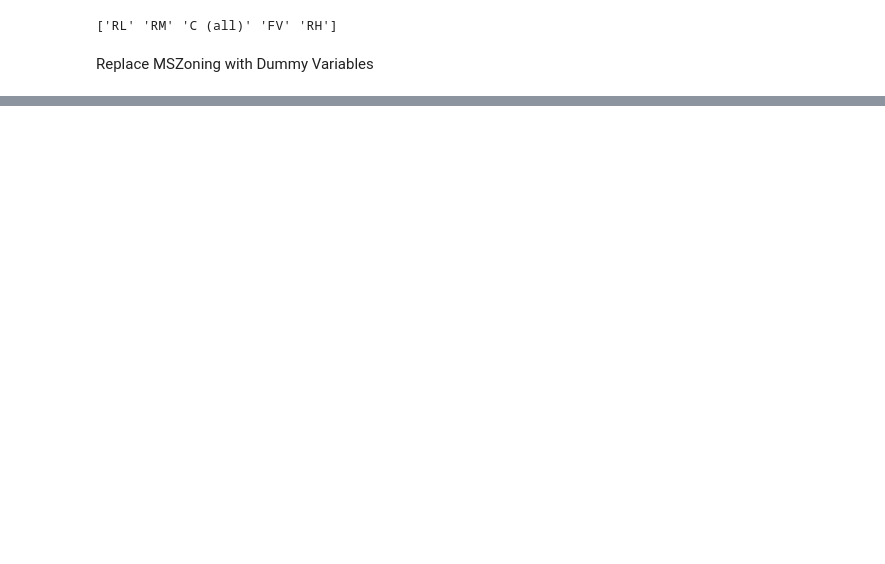
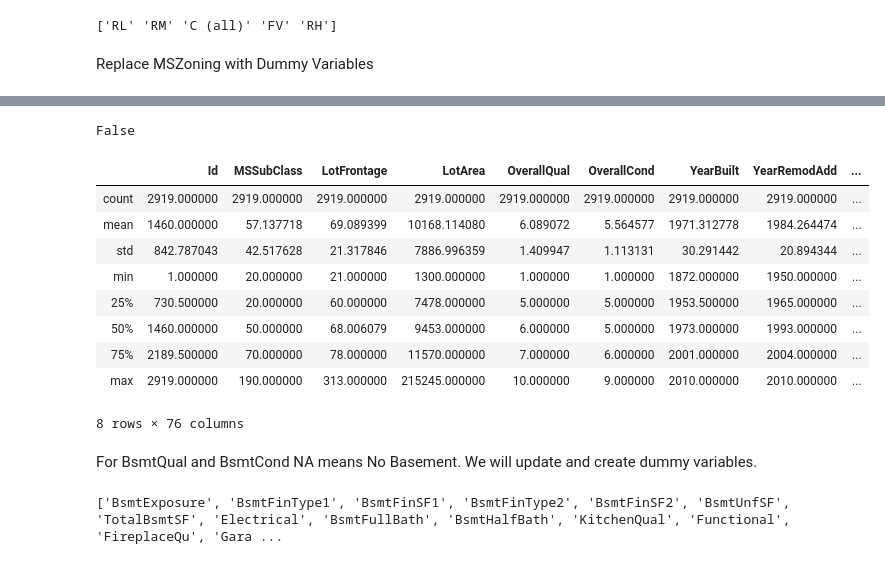
Before and after one commit to brianhoehn/kaggle-housing-prices-, a Jupyter notebook: Housing Prices.ipynb, the cells around one changed output, grey strips where cells are left out. Saved outputs shown, nothing was run; the diff lists cells and outputs as text; code cells hidden in the pictures; blank space fills up the shorter version.

```diff
--- a/Housing Prices.ipynb
+++ b/Housing Prices.ipynb
@@ -127,0 +276,6 @@ df.drop(['MiscFeature'], axis=1, inplace = True)
+# %%
+df['Exterior2nd'] = df['Exterior2nd'].fillna(df['Exterior2nd'].mode()[0])
+Exterior2nd_dummy_features = pd.get_dummies(df['Exterior2nd'], drop_first=True)
+df = pd.concat([df, Exterior2nd_dummy_features], axis=1)
+df.head()
+df.drop(['Exterior2nd'], inplace=True, axis=1)
@@ -127,0 +317,3 @@ df.drop(['MiscFeature'], axis=1, inplace = True)
+# %%
+df.loc[df['MasVnrType'].isnull(), 'BsmtFullBath'] = 0
+df['MasVnrType'] = df['MasVnrType'].fillna('None')
@@ -127,0 +332,3 @@ df.drop(['MiscFeature'], axis=1, inplace = True)
+# %%
+df['MasVnrArea'] = df['MasVnrArea'].fillna(0)
+df['MasVnrArea'].describe()
@@ -128,2 +345,32 @@ df.drop(['MiscFeature'], axis=1, inplace = True)
 # %%
-df.isnull().sum()
+df['MasVnrArea'].isnull().values.any()
+# %% [output]
+False
+# %%
+df['MasVnrType'] = df['MasVnrType'].fillna(df['MasVnrType'].mode()[0])
+MasVnrType_dummy_features = pd.get_dummies(df['MasVnrType'], drop_first=True)
+df = pd.concat([df, MasVnrType_dummy_features], axis=1)
+df.head()
+df.drop(['MasVnrType'], inplace=True, axis=1)
+# %%
+df.describe()
+# %% [output]
+|  | Id | MSSubClass | LotFrontage | LotArea | OverallQual | OverallCond | YearBuilt | YearRemodAdd | ... |
+| count | 2919.000000 | 2919.000000 | 2919.000000 | 2919.000000 | 2919.000000 | 2919.000000 | 2919.000000 | 2919.000000 | ... |
+| mean | 1460.000000 | 57.137718 | 69.089399 | 10168.114080 | 6.089072 | 5.564577 | 1971.312778 | 1984.264474 | ... |
+| std | 842.787043 | 42.517628 | 21.317846 | 7886.996359 | 1.409947 | 1.113131 | 30.291442 | 20.894344 | ... |
+| min | 1.000000 | 20.000000 | 21.000000 | 1300.000000 | 1.000000 | 1.000000 | 1872.000000 | 1950.000000 | ... |
+| 25% | 730.500000 | 20.000000 | 60.000000 | 7478.000000 | 5.000000 | 5.000000 | 1953.500000 | 1965.000000 | ... |
+| 50% | 1460.000000 | 50.000000 | 68.006079 | 9453.000000 | 6.000000 | 5.000000 | 1973.000000 | 1993.000000 | ... |
+| 75% | 2189.500000 | 70.000000 | 78.000000 | 11570.000000 | 7.000000 | 6.000000 | 2001.000000 | 2004.000000 | ... |
+| max | 2919.000000 | 190.000000 | 313.000000 | 215245.000000 | 10.000000 | 9.000000 | 2010.000000 | 2010.000000 | ... |
+8 rows × 76 columns
+# %% [markdown]
+For BsmtQual and BsmtCond NA means No Basement. We will update and create dummy variables.
+# %%
+df['BsmtQual'] = df['BsmtQual'].fillna('No Basement')
+df['BsmtCond'] = df['BsmtCond'].fillna('No Basement')
+Cols_Null = df.columns[df.isnull().any()].tolist()
+print(Cols_Null)
+# %% [output]
+['BsmtExposure', 'BsmtFinType1', 'BsmtFinSF1', 'BsmtFinType2', 'BsmtFinSF2', 'BsmtUnfSF', 'TotalBsmtSF', 'Electrical', 'BsmtFullBath', 'BsmtHalfBath', 'KitchenQual', 'Functional', 'FireplaceQu', 'Gara ...
```
Also changed, not shown: parts of 142 cells of this notebook, 3 other files.
